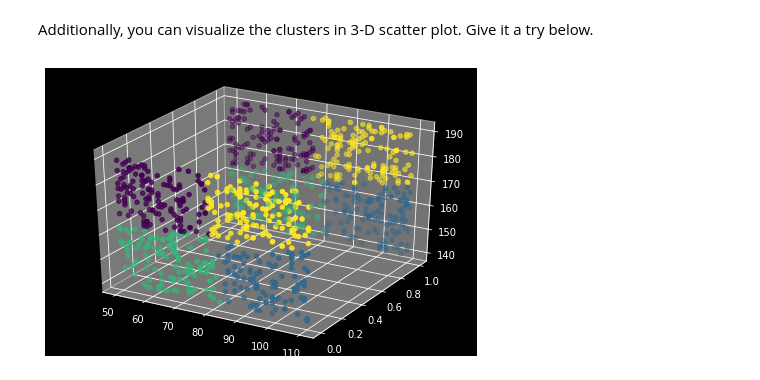
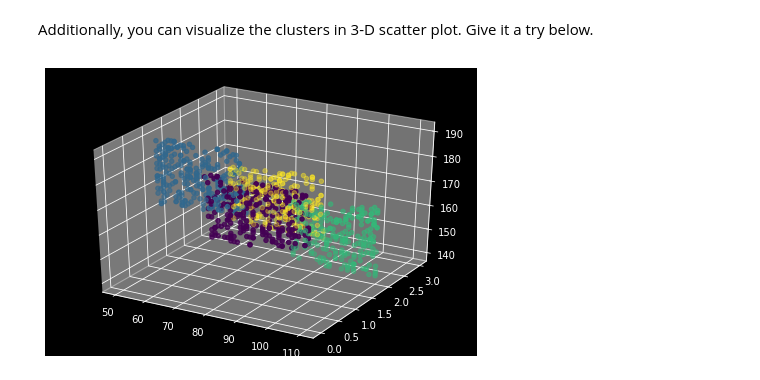
Before and after one commit to olavocarvalho/ironhack-codelabs, a Jupyter notebook: labs/module-3/lab-sklearn-and-unsupervised-learning/your-code/main.ipynb, the cells around one changed output. Drawn from its saved outputs; the diff is of its cells as text; code cells hidden in the pictures.

```diff
--- a/labs/module-3/lab-sklearn-and-unsupervised-learning/your-code/main.ipynb
+++ b/labs/module-3/lab-sklearn-and-unsupervised-learning/your-code/main.ipynb
@@ -432,10 +439,10 @@ Additionally, you can visualize the clusters in 3-D scatter plot. Give it a try
 # %%
 # Your code here:
 from mpl_toolkits.mplot3d import Axes3D
 plot = plt.figure()
 ax = Axes3D(plot)
-ax.scatter(patients['patient_weight_kg'], patients['patient_diabetic'], patients['patient_height_sm'], c=patients['labels'])
+ax.scatter(patients['patient_weight_kg'], patients['labels'], patients['patient_height_sm'], c=patients['labels'])
 
 plt.show()
 # %% [output]
-[figure, old version]
+[figure, new version]
```
Also changed, not shown: parts of 10 cells of this notebook, 30 other files.
